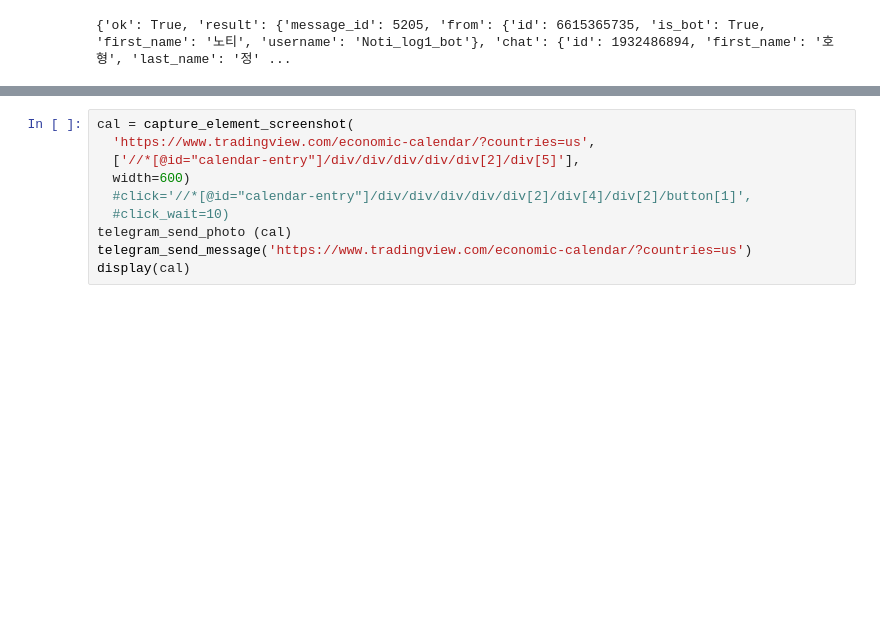
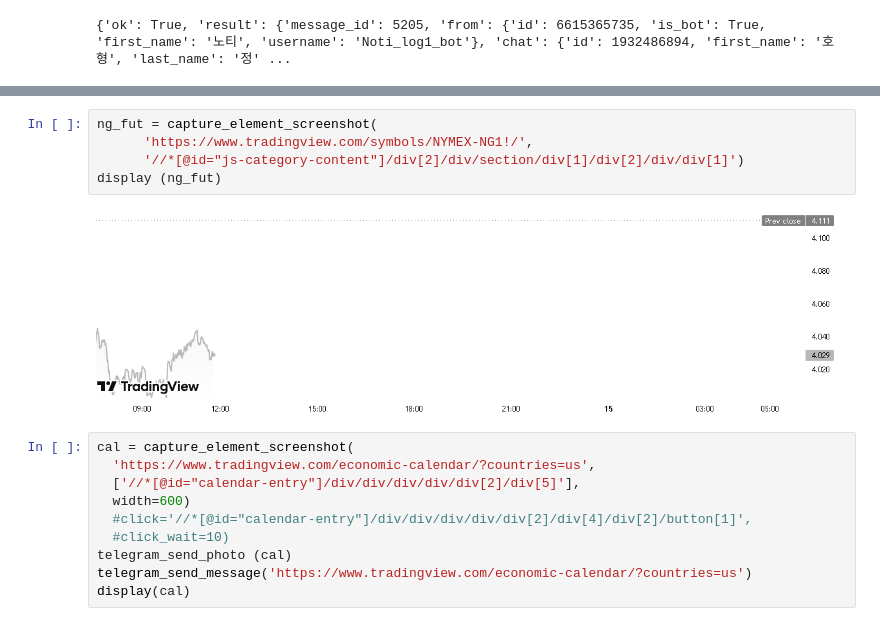
Before and after one commit to junghh21/__GET, a Jupyter notebook: __CAP/test_cap.ipynb, the cells around one changed output, grey strips where cells are left out. Saved outputs shown, nothing was run; the diff lists cells and outputs as text; blank space fills up the shorter version.

```diff
--- a/__CAP/test_cap.ipynb
+++ b/__CAP/test_cap.ipynb
@@ -72,3 +74,10 @@ Intraday
+# %%
+ng_fut = capture_element_screenshot(
+      'https://www.tradingview.com/symbols/NYMEX-NG1!/',
+      '//*[@id="js-category-content"]/div[2]/div/section/div[1]/div[2]/div/div[1]')
+display (ng_fut)
+# %% [output]
+[figure, added]
 # %%
 cal = capture_element_screenshot(
   'https://www.tradingview.com/economic-calendar/?countries=us',
```
Also changed, not shown: parts of 1 cell of this notebook.
